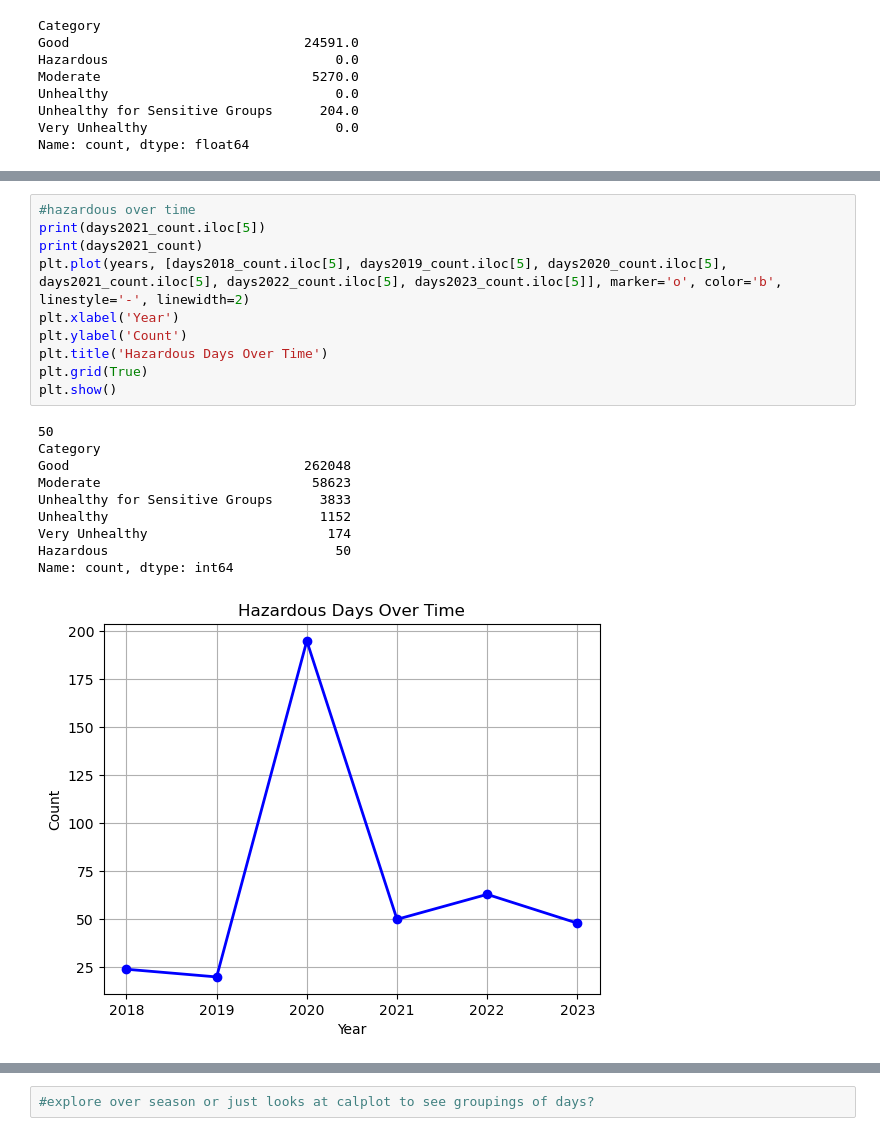
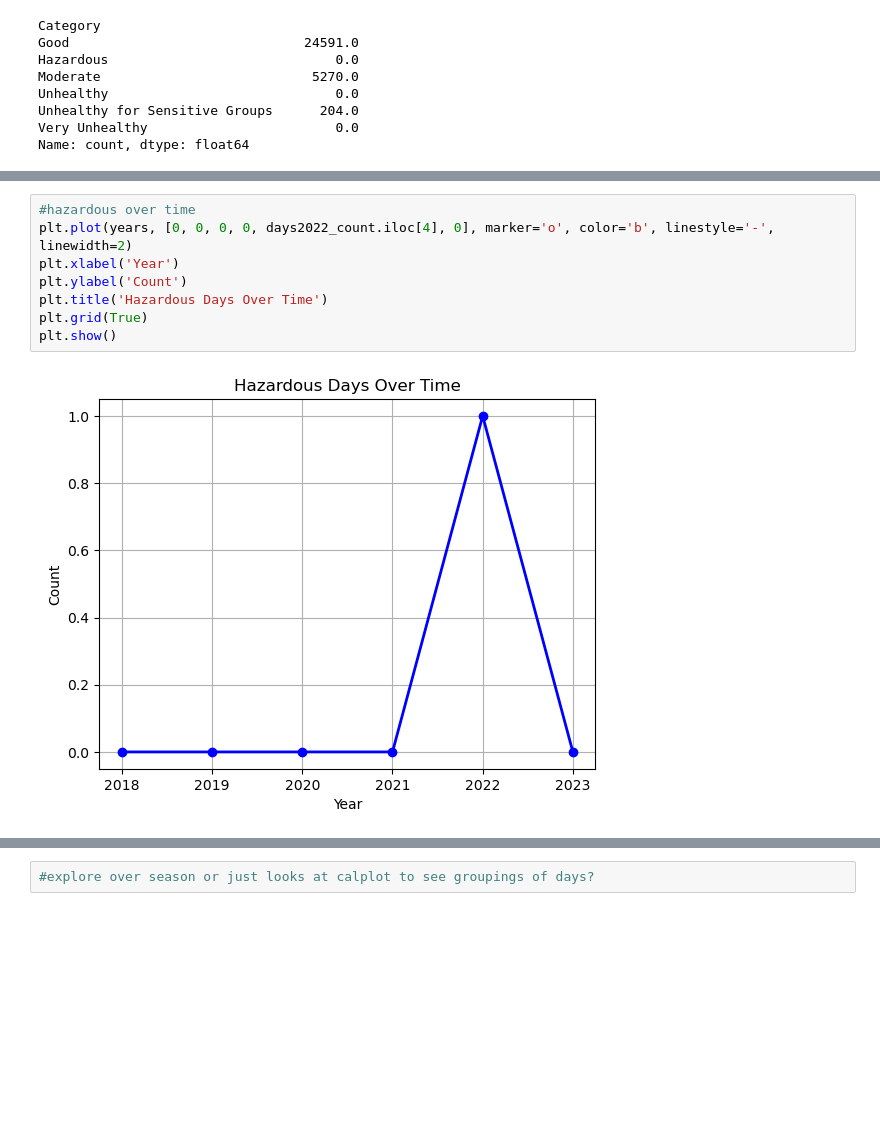
Before and after one commit to emilyclairevoyant/data-questers, a Jupyter notebook: Years2018-2023_piecharts.ipynb, the cells around one changed output, grey strips where cells are left out. Drawn from its saved outputs; the diff is of its cells as text; blank space fills up the shorter version.

```diff
--- a/Years2018-2023_piecharts.ipynb
+++ b/Years2018-2023_piecharts.ipynb
@@ -271,21 +280,10 @@ plt.show()
 # %%
 #hazardous over time
-print(days2021_count.iloc[5])
-print(days2021_count)
-plt.plot(years, [days2018_count.iloc[5], days2019_count.iloc[5], days2020_count.iloc[5], days2021_count.iloc[5], days2022_count.iloc[5], days2023_count.iloc[5]], marker='o', color='b', linestyle='-', linewidth=2)
+plt.plot(years, [0, 0, 0, 0, days2022_count.iloc[4], 0], marker='o', color='b', linestyle='-', linewidth=2)
 plt.xlabel('Year')
 plt.ylabel('Count')
 plt.title('Hazardous Days Over Time')
 plt.grid(True)
 plt.show()
 # %% [output]
-50
-Category
-Good                              262048
-Moderate                           58623
-Unhealthy for Sensitive Groups      3833
-Unhealthy                           1152
-Very Unhealthy                       174
-Hazardous                             50
-Name: count, dtype: int64
-[figure, old version]
+[figure, new version]
```
Also changed, not shown: parts of 10 cells of this notebook.
